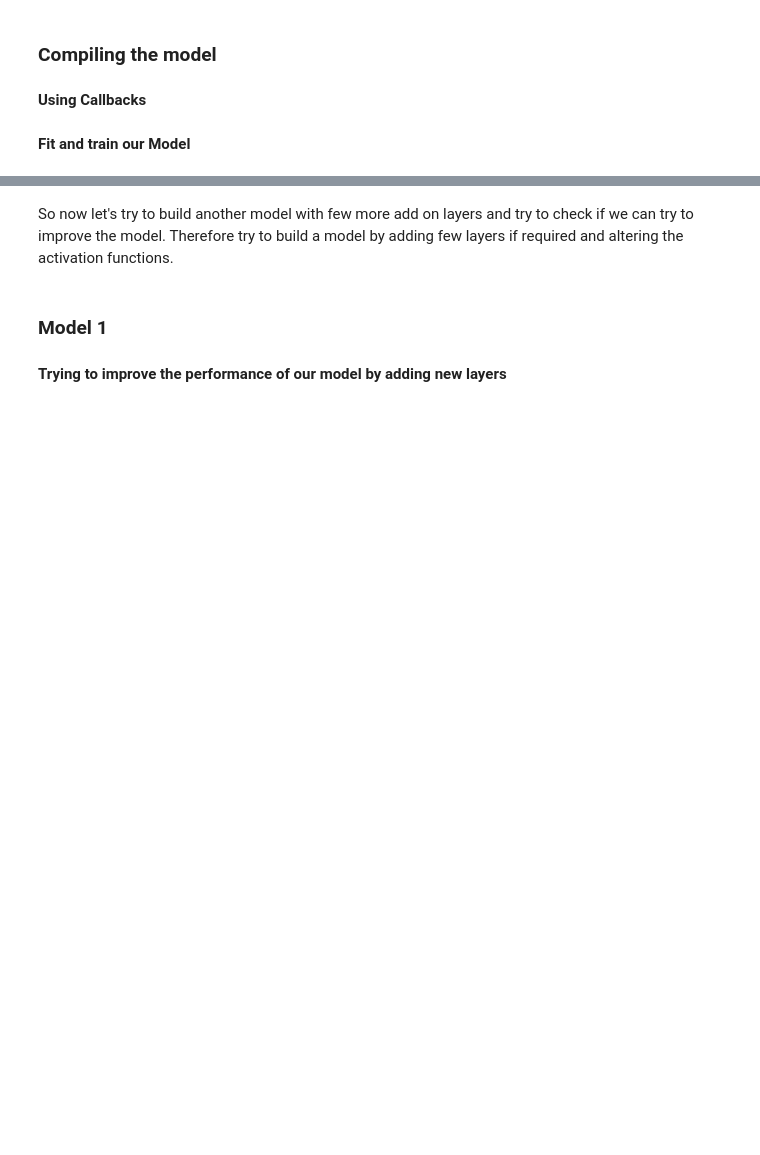
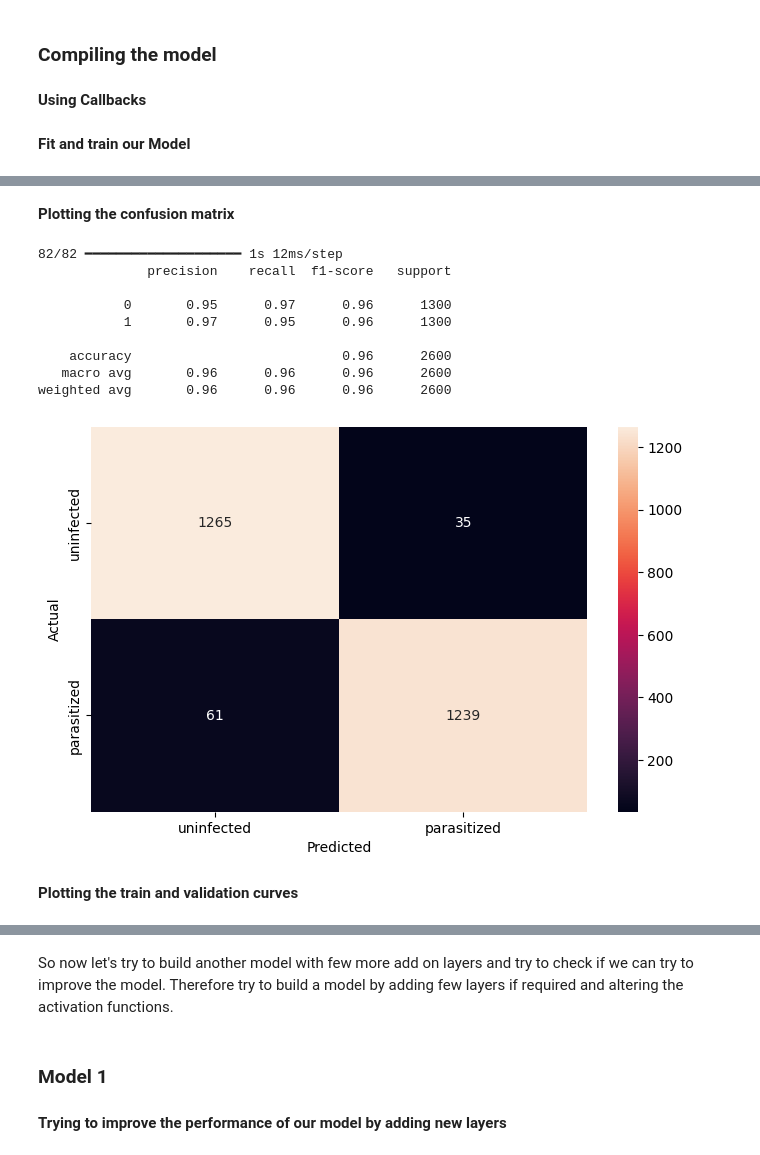
Before and after one commit to OwenGeeAndre/DataScience_MachineLearning, a Jupyter notebook: Malaria_Detection_Deep_Learning.ipynb, the cells around one changed output, grey strips where cells are left out. Cells and saved outputs as stored; diff of their text form; code cells hidden in the pictures; blank space fills up the shorter version.

```diff
--- a/Malaria_Detection_Deep_Learning.ipynb
+++ b/Malaria_Detection_Deep_Learning.ipynb
@@ -505,3 +512,36 @@ WARNING:absl:You are saving your model as an HDF5 file via `model.save()` or `ke
+# %% [markdown]
+<b> Plotting the confusion matrix
+# %%
+from sklearn.metrics import classification_report
+from sklearn.metrics import confusion_matrix
+
+pred = model.predict(x_test)
+pred = np.argmax(pred, axis = 1)
+y_true = np.argmax(y_test_encoded, axis = 1)
+
+# Printing the classification report
+print(classification_report(y_true, pred))
+
+# Plotting the heatmap using confusion matrix
+cm = confusion_matrix(y_true, pred)
+plt.figure(figsize = (8, 5))
+sns.heatmap(cm, annot = True,  fmt = '.0f', xticklabels = ["uninfected", "parasitized"], yticklabels=["uninfected", "parasitized"])
+plt.ylabel('Actual')
+plt.xlabel('Predicted')
+plt.show()
+# %% [output]
+82/82 ━━━━━━━━━━━━━━━━━━━━ 1s 12ms/step
+              precision    recall  f1-score   support
+
+           0       0.95      0.97      0.96      1300
+           1       0.97      0.95      0.96      1300
+
+    accuracy                           0.96      2600
+   macro avg       0.96      0.96      0.96      2600
+weighted avg       0.96      0.96      0.96      2600
+[figure, added]
+# %% [markdown]
+<b>Plotting the train and validation curves
 # %%
 # Plotting the training and validation accuracies for each epoch
 
```
Also changed, not shown: parts of 16 cells of this notebook.
